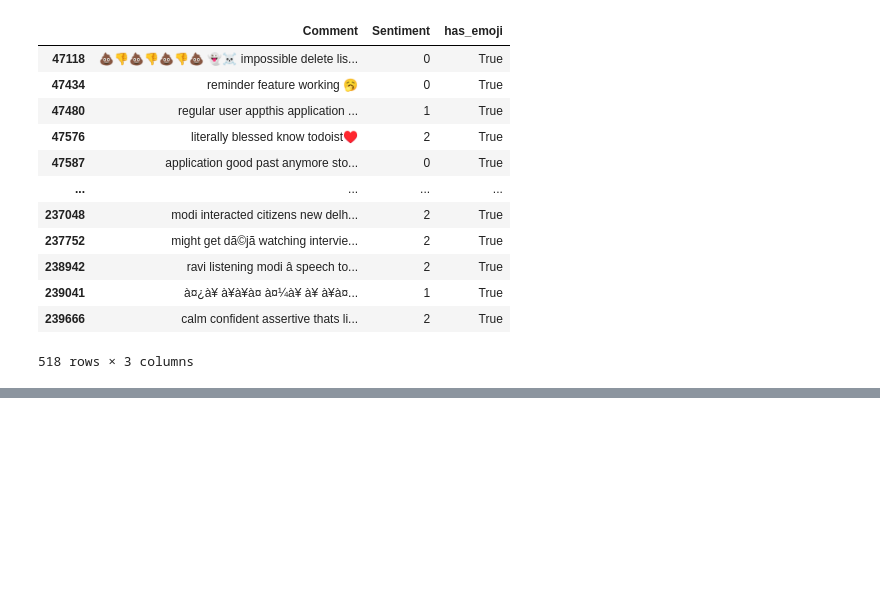
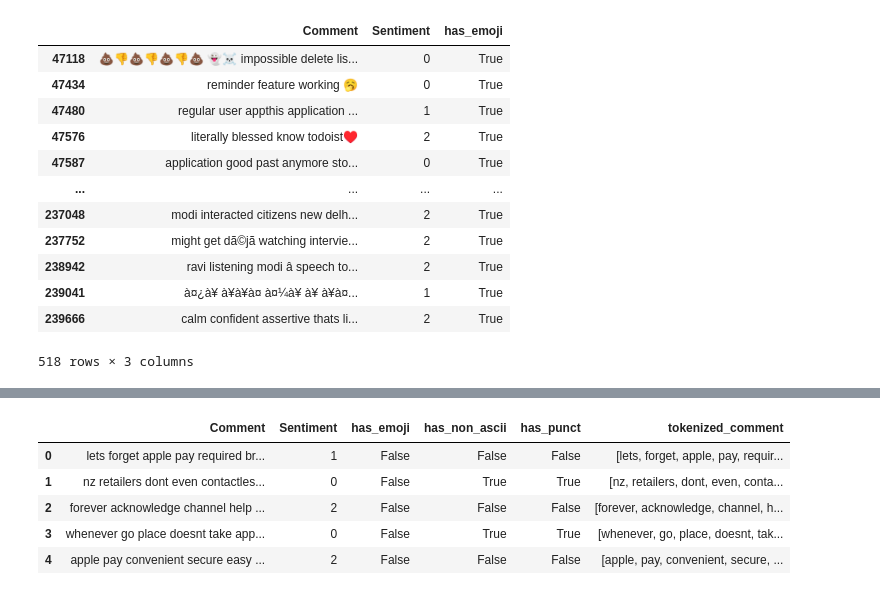
Before and after one commit to nayankhanal/ml-class, a Jupyter notebook: nlp/sentiment.ipynb, the cells around one changed output, grey strips where cells are left out. Drawn from its saved outputs; the diff is of its cells as text; code cells hidden in the pictures; blank space fills up the shorter version.

```diff
--- a/nlp/sentiment.ipynb
+++ b/nlp/sentiment.ipynb
@@ -369,0 +456,8 @@ df[df['has_emoji'] == True]
+# %%
+import unicodedata
+
+def has_any_punct(text):
+    return any(unicodedata.category(char).startswith('P') for char in text)
+
+df['has_punct'] = df['Comment'].apply(has_any_punct)
+print(df['has_punct'].sum())
@@ -369,0 +466,5 @@ df[df['has_emoji'] == True]
+# %%
+def remove_all_punct(text):
+    return ''.join(char for char in text if not unicodedata.category(char).startswith('P'))
+# %%
+df['Comment'] = df['Comment'].apply(remove_all_punct)
@@ -369,0 +486,13 @@ df[df['has_emoji'] == True]
+# %%
+from nltk.tokenize import word_tokenize
+
+df['tokenized_comment'] = df['Comment'].apply(word_tokenize)
+# %%
+df.head()
+# %% [output]
+|  | Comment | Sentiment | has_emoji | has_non_ascii | has_punct | tokenized_comment |
+| 0 | lets forget apple pay required br... | 1 | False | False | False | [lets, forget, apple, pay, requir... |
+| 1 | nz retailers dont even contactles... | 0 | False | True | True | [nz, retailers, dont, even, conta... |
+| 2 | forever acknowledge channel help ... | 2 | False | False | False | [forever, acknowledge, channel, h... |
+| 3 | whenever go place doesnt take app... | 0 | False | True | True | [whenever, go, place, doesnt, tak... |
+| 4 | apple pay convenient secure easy ... | 2 | False | False | False | [apple, pay, convenient, secure, ... |
```
Also changed, not shown: parts of 35 cells of this notebook, 1 other file.
